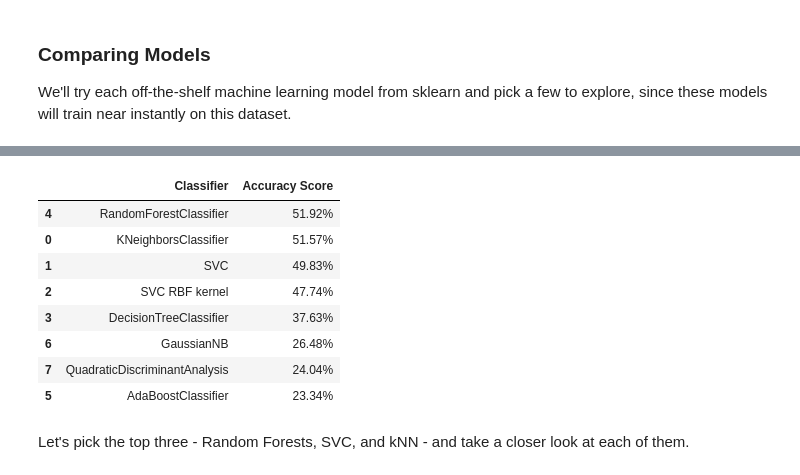
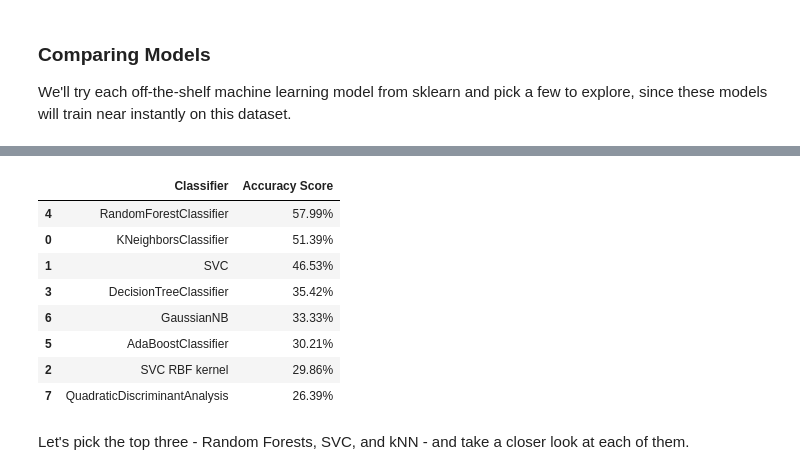
Before and after one commit to jaejams/Week3-ClassicML, a Jupyter notebook: week_3_machinelearning.ipynb, the cells around one changed output, grey strips where cells are left out. Cells and saved outputs as stored; diff of their text form; code cells hidden in the pictures.

```diff
--- a/week_3_machinelearning.ipynb
+++ b/week_3_machinelearning.ipynb
@@ -462,3 +462,31 @@ X_train_minmax, X_test_minmax, _, _ = train_test_split(
 # %% [markdown]
 ### Comparing Models
 We'll try each off-the-shelf machine learning model from sklearn and pick a few to explore, since these models will train near instantly on this dataset.
+# %%
+from sklearn.neighbors import KNeighborsClassifier
+from sklearn.svm import SVC
+from sklearn.tree import DecisionTreeClassifier
+from sklearn.ensemble import RandomForestClassifier, AdaBoostClassifier
+from sklearn.naive_bayes import GaussianNB
+from sklearn.discriminant_analysis import QuadraticDiscriminantAnalysis
+
+classification_models = [   #list of classifiers
+    KNeighborsClassifier(),#(3),
+    SVC(kernel='linear'),#, C=0.025),
+    SVC(kernel='rbf'),
+    DecisionTreeClassifier(),#max_depth=5),
+    RandomForestClassifier(),#max_depth=5, n_estimators=10, max_features=1),
+    AdaBoostClassifier(),
+    GaussianNB(),
+    QuadraticDiscriminantAnalysis()]
+
+scores = []
+for model in classification_models:               #for loop to train all classifiers
+    model.fit(X_train_scaled, y_train)            #sklearn gives .fit function; fit=train with features & labels #!!!ASSIGNMENT!!! Try not only X_train_scaled but also raw, and mid max scaled features
+    score = model.score(X_test_scaled, y_test)    #test your model on the same data (i.e. use X_test_scaled if used it previously); your train & test need to separated, but it needs to come from the same distribution.
+    model_name = type(model).__name__             #model.score; fit=train, score=evaluate. For score, use test set. Then append the name for a pretty label.
+    if model_name=='SVC' and model.kernel=='rbf': model_name+=' RBF kernel'
+    scores.append((model_name,(f'{100*score:.2f}%')))
+# Make it pretty
+scores_df = pd.DataFrame(scores,columns=['Classifier','Accuracy Score'])
+scores_df.sort_values(by='Accuracy Score',axis=0,ascending=False)
@@ -465,38 +517,38 @@ We'll try each off-the-shelf machine learning model from sklearn and pick a few
 # %%
 from sklearn.neighbors import KNeighborsClassifier
 from sklearn.svm import SVC
 from sklearn.tree import DecisionTreeClassifier
 from sklearn.ensemble import RandomForestClassifier, AdaBoostClassifier
 from sklearn.naive_bayes import GaussianNB
 from sklearn.discriminant_analysis import QuadraticDiscriminantAnalysis
 
-classification_models = [
+classification_models = [   #list of classifiers
     KNeighborsClassifier(),#(3),
     SVC(kernel='linear'),#, C=0.025),
     SVC(kernel='rbf'),
     DecisionTreeClassifier(),#max_depth=5),
     RandomForestClassifier(),#max_depth=5, n_estimators=10, max_features=1),
     AdaBoostClassifier(),
     GaussianNB(),
     QuadraticDiscriminantAnalysis()]
 
 scores = []
-for model in classification_models:
-    model.fit(X_train_scaled, y_train)
-    score = model.score(X_test_scaled, y_test)
-    model_name = type(model).__name__
+for model in classification_models:               #for loop to train all classifiers
+    model.fit(X_train, y_train)            #ASSIGNMENT: JUST CHANGE to X_train. Then repeat this w/ midmax.
+    score = model.score(X_test, y_test)    #ASSIGNMENT: JUST CHANGE to X_test. Then repeat this w/ midmax.
+    model_name = type(model).__name__             #model.score; fit=train, score=evaluate. For score, use test set. Then append the name for a pretty label.
     if model_name=='SVC' and model.kernel=='rbf': model_name+=' RBF kernel'
     scores.append((model_name,(f'{100*score:.2f}%')))
 # Make it pretty
 scores_df = pd.DataFrame(scores,columns=['Classifier','Accuracy Score'])
 scores_df.sort_values(by='Accuracy Score',axis=0,ascending=False)
 # %% [output]
 |  | Classifier | Accuracy Score |
-| 4 | RandomForestClassifier | 51.92% |
-| 0 | KNeighborsClassifier | 51.57% |
-| 1 | SVC | 49.83% |
-| 2 | SVC RBF kernel | 47.74% |
-| 3 | DecisionTreeClassifier | 37.63% |
-| 6 | GaussianNB | 26.48% |
-| 7 | QuadraticDiscriminantAnalysis | 24.04% |
-| 5 | AdaBoostClassifier | 23.34% |
+| 4 | RandomForestClassifier | 57.99% |
+| 0 | KNeighborsClassifier | 51.39% |
+| 1 | SVC | 46.53% |
+| 3 | DecisionTreeClassifier | 35.42% |
+| 6 | GaussianNB | 33.33% |
+| 5 | AdaBoostClassifier | 30.21% |
+| 2 | SVC RBF kernel | 29.86% |
+| 7 | QuadraticDiscriminantAnalysis | 26.39% |
```
Also changed, not shown: parts of 9 cells of this notebook.
